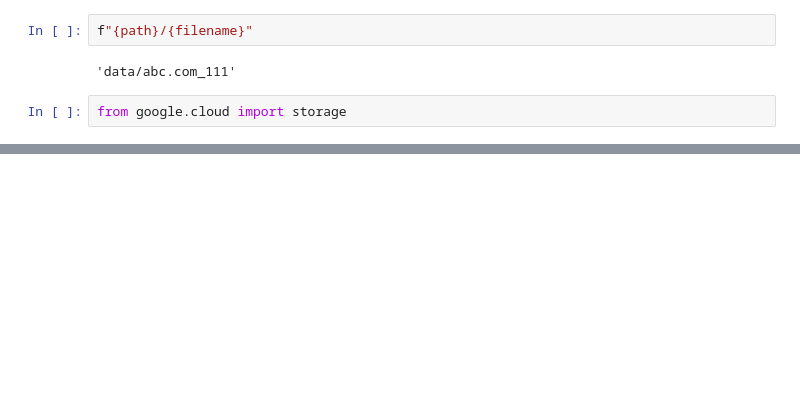
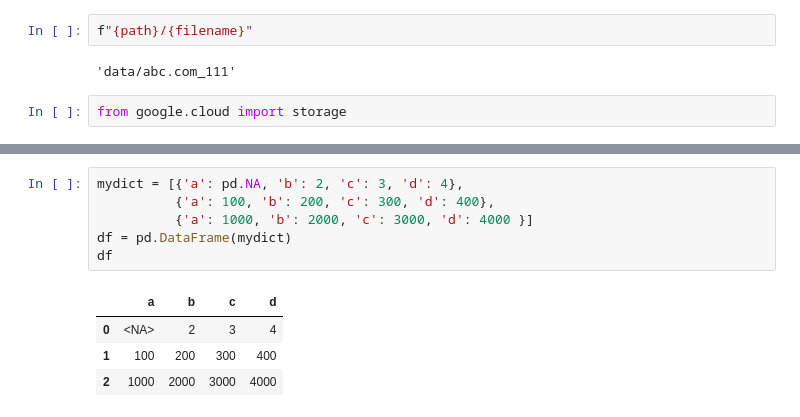
Before and after one commit to healthy-chicken-saladeers/rag_detective, a Jupyter notebook: src/scraper/scraping_notebook_milestone3.ipynb, the cells around one changed output, grey strips where cells are left out. Saved outputs shown, nothing was run; the diff lists cells and outputs as text; blank space fills up the shorter version.

```diff
--- a/src/scraper/scraping_notebook_milestone3.ipynb
+++ b/src/scraper/scraping_notebook_milestone3.ipynb
@@ -452,0 +453,11 @@ Error
+# %%
+mydict = [{'a': pd.NA, 'b': 2, 'c': 3, 'd': 4},
+          {'a': 100, 'b': 200, 'c': 300, 'd': 400},
+          {'a': 1000, 'b': 2000, 'c': 3000, 'd': 4000 }]
+df = pd.DataFrame(mydict)
+df
+# %% [output]
+|  | a | b | c | d |
+| 0 | <NA> | 2 | 3 | 4 |
+| 1 | 100 | 200 | 300 | 400 |
+| 2 | 1000 | 2000 | 3000 | 4000 |
```
Also changed, not shown: parts of 14 cells of this notebook, 2 other files.
